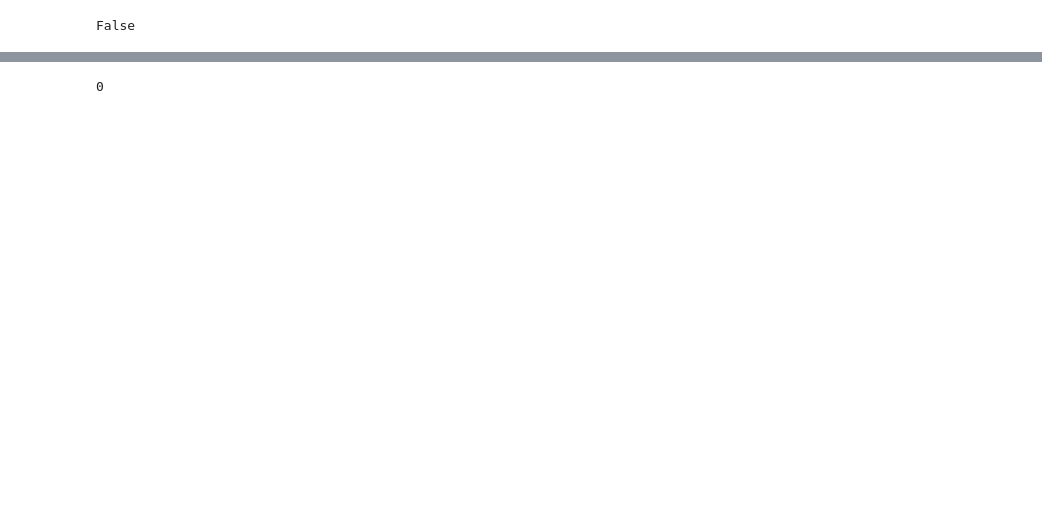
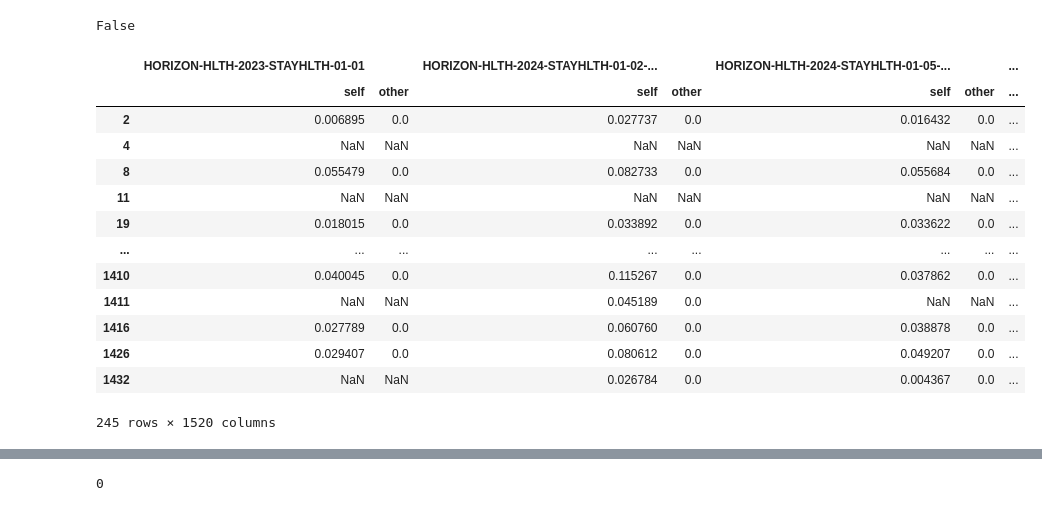
Before and after one commit to AI4University/recommendation_system_validation, a Jupyter notebook: Untitled.ipynb, the cells around one changed output, grey strips where cells are left out. Saved outputs shown, nothing was run; the diff lists cells and outputs as text; code cells hidden in the pictures; blank space fills up the shorter version.

```diff
--- a/Untitled.ipynb
+++ b/Untitled.ipynb
@@ -4,9 +4,27 @@ import pandas as pd
 path1 = '/export/data_ml4ds/AI4U/Datasets/similarity_matrices/researchers_filtered_num_publis/similarity_{}_{}.parquet'
 path2 = '/export/data_ml4ds/AI4U/Datasets/similarity_matrices/researchers_filtered_combined/similarity_{}_{}.parquet'
 # %%
-sim_mean = pd.read_parquet(path1.format('separated', 'mean'))
-sim_mean_imp =  pd.read_parquet(path2.format('separated', 'mean'))
+sim_mean_imp = pd.read_parquet(path1.format('bhattacharyya', 'mean'))
+sim_mean_imp =  pd.read_parquet(path2.format('bhattacharyya', 'mean'))
 # %%
 sim_mean.sort_index().equals(sim_mean_imp.sort_index())
 # %% [output]
 False
+# %%
+diff = sim_mean.sort_index().compare(sim_mean_imp.sort_index())
+diff
+# %% [output]
+|  | HORIZON-HLTH-2023-STAYHLTH-01-01 |  | HORIZON-HLTH-2024-STAYHLTH-01-02-... |  | HORIZON-HLTH-2024-STAYHLTH-01-05-... |  | ... |
+|  | self | other | self | other | self | other | ... |
+| 2 | 0.006895 | 0.0 | 0.027737 | 0.0 | 0.016432 | 0.0 | ... |
+| 4 | NaN | NaN | NaN | NaN | NaN | NaN | ... |
+| 8 | 0.055479 | 0.0 | 0.082733 | 0.0 | 0.055684 | 0.0 | ... |
+| 11 | NaN | NaN | NaN | NaN | NaN | NaN | ... |
+| 19 | 0.018015 | 0.0 | 0.033892 | 0.0 | 0.033622 | 0.0 | ... |
+| ... | ... | ... | ... | ... | ... | ... | ... |
+| 1410 | 0.040045 | 0.0 | 0.115267 | 0.0 | 0.037862 | 0.0 | ... |
+| 1411 | NaN | NaN | 0.045189 | 0.0 | NaN | NaN | ... |
+| 1416 | 0.027789 | 0.0 | 0.060760 | 0.0 | 0.038878 | 0.0 | ... |
+| 1426 | 0.029407 | 0.0 | 0.080612 | 0.0 | 0.049207 | 0.0 | ... |
+| 1432 | NaN | NaN | 0.026784 | 0.0 | 0.004367 | 0.0 | ... |
+245 rows × 1520 columns
```
Also changed, not shown: parts of 1 cell of this notebook, 3 other files.
